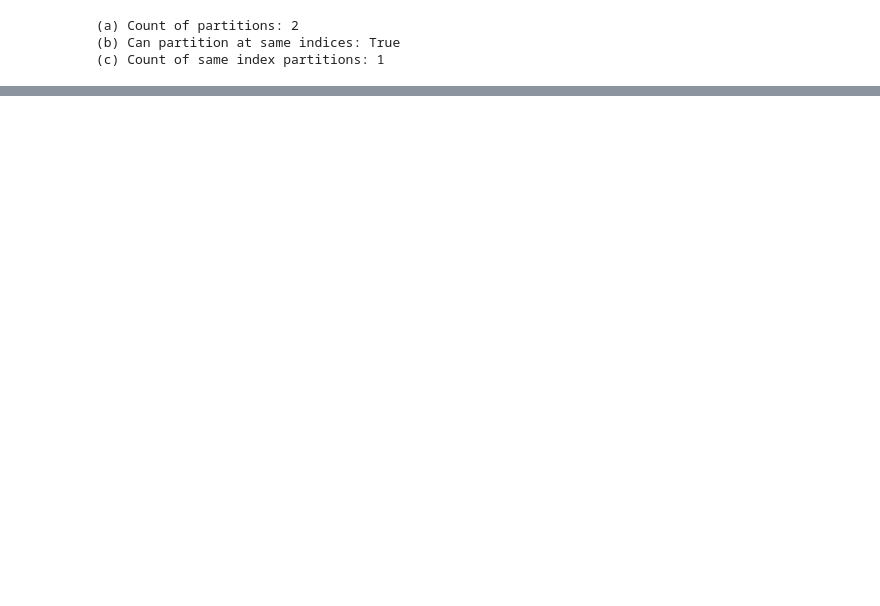
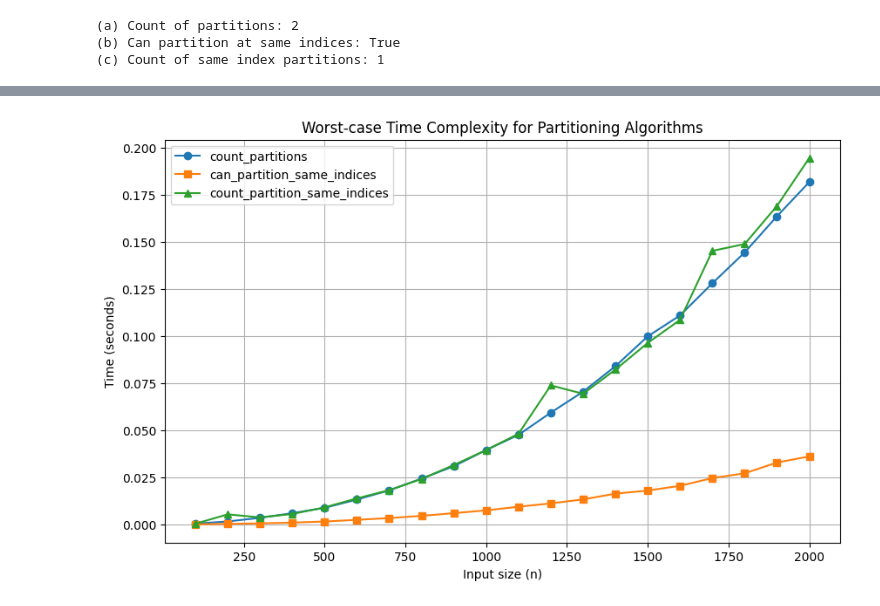
Before and after one commit to JapnoorManku/cpsc3620project, a Jupyter notebook: cpsc3620proj.ipynb, the cells around one changed output, grey strips where cells are left out. Drawn from its saved outputs; the diff is of its cells as text; code cells hidden in the pictures; blank space fills up the shorter version.

```diff
--- a/cpsc3620proj.ipynb
+++ b/cpsc3620proj.ipynb
@@ -256,0 +65,70 @@ Testing size: 10000... (This may take a long time)
+# %%
+import time
+import matplotlib.pyplot as plt
+
+def count_partitions_worst(A: str) -> int:
+    n = len(A)
+    dp = [0] * (n + 1)
+    dp[0] = 1
+    for i in range(1, n + 1):
+        for j in range(i):
+            dp[i] += dp[j]
+    return dp[n]
+
+def can_partition_same_indices_worst(A: str, B: str) -> bool:
+    n = len(A)
+    dp = [False] * (n + 1)
+    dp[0] = True  # Base case
+    for i in range(1, n + 1):
+        for j in range(i):
+            if False:
+                dp[i] = True
+                break
+    return dp[n]
+
+def count_partition_same_indices_worst(A: str, B: str) -> int:
+    n = len(A)
+    dp = [0] * (n + 1)
+    dp[0] = 1  # Base case
+    for i in range(1, n + 1):
+        for j in range(i):
+            dp[i] += dp[j]
+    return dp[n]
+
+input_sizes = list(range(100, 2100, 100))
+times_count_partitions = []
+times_can_partition = []
+times_count_partition = []
+
+for n in input_sizes:
+    A = "A" * n
+    B = "B" * n
+
+    start_time = time.perf_counter()
+    _ = count_partitions_worst(A)
+    end_time = time.perf_counter()
+    times_count_partitions.append(end_time - start_time)
+
+    start_time = time.perf_counter()
+    _ = can_partition_same_indices_worst(A, B)
+    end_time = time.perf_counter()
+    times_can_partition.append(end_time - start_time)
+
+    start_time = time.perf_counter()
+    _ = count_partition_same_indices_worst(A, B)
+    end_time = time.perf_counter()
+    times_count_partition.append(end_time - start_time)
+
+# Plotting the results
+plt.figure(figsize=(10, 6))
+plt.plot(input_sizes, times_count_partitions, marker='o', linestyle='-', label="count_partitions")
+plt.plot(input_sizes, times_can_partition, marker='s', linestyle='-', label="can_partition_same_indices")
+plt.plot(input_sizes, times_count_partition, marker='^', linestyle='-', label="count_partition_same_indices")
+plt.xlabel("Input size (n)")
+plt.ylabel("Time (seconds)")
+plt.title("Worst-case Time Complexity for Partitioning Algorithms")
+plt.legend()
+plt.grid(True)
+plt.show()
+# %% [output]
+[figure, added]
```
Also changed, not shown: parts of 4 cells of this notebook.
